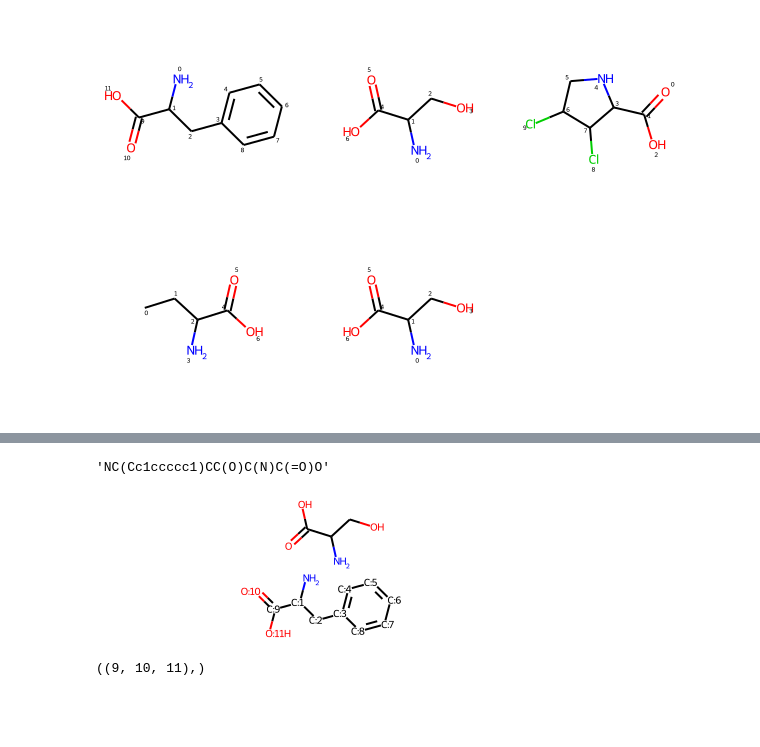
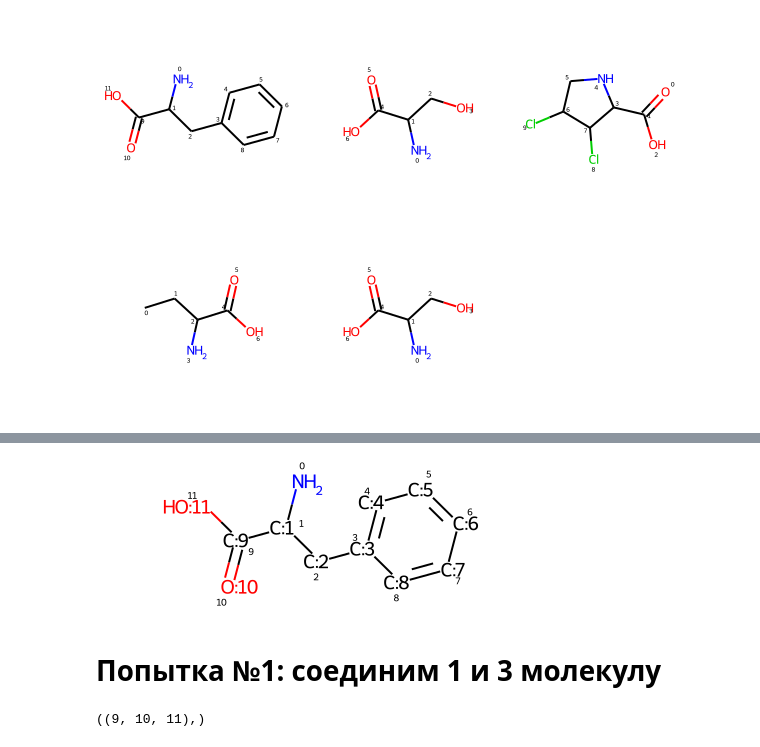
Before and after one commit to pavlov200912/nrp-generation, a Jupyter notebook: Rdkit_graph_drawing.ipynb, the cells around one changed output, grey strips where cells are left out. Cells and saved outputs as stored; diff of their text form; code cells hidden in the pictures; blank space fills up the shorter version.

```diff
--- a/Rdkit_graph_drawing.ipynb
+++ b/Rdkit_graph_drawing.ipynb
@@ -111,12 +77,9 @@ back
-# %%
-Chem.MolToSmiles(back)
-# %% [output]
-'NC(Cc1ccccc1)CC(O)C(N)C(=O)O'
-# %%
-mol = rdmolops.CombineMols(m1,m2)
-mol
-# %% [output]
-[figure, removed]
+# %%
+mol_with_atom_index(m1)
+# %% [output]
+[figure, added]
+# %% [markdown]
+# Попытка №1: соединим 1 и 3 молекулу
 # %%
 part_O_C_OH = Chem.MolFromSmarts('C(=O)O')#O=C-OH
 m1.GetSubstructMatches(part_O_C_OH)
```
Also changed, not shown: parts of 25 cells of this notebook.
